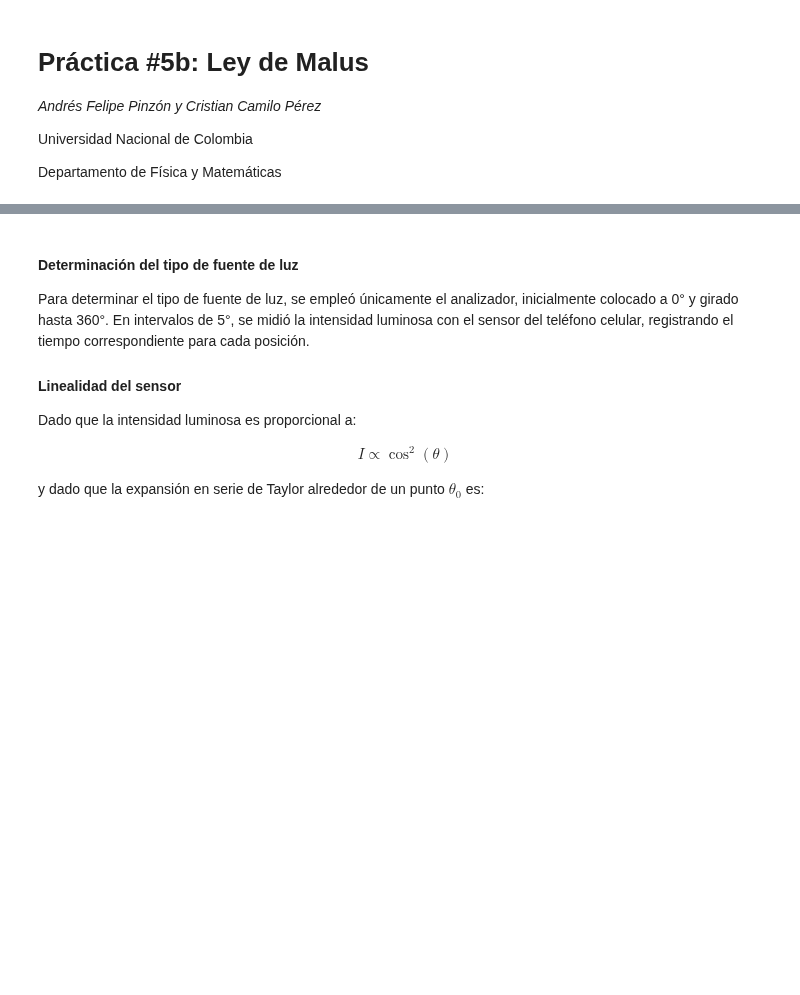
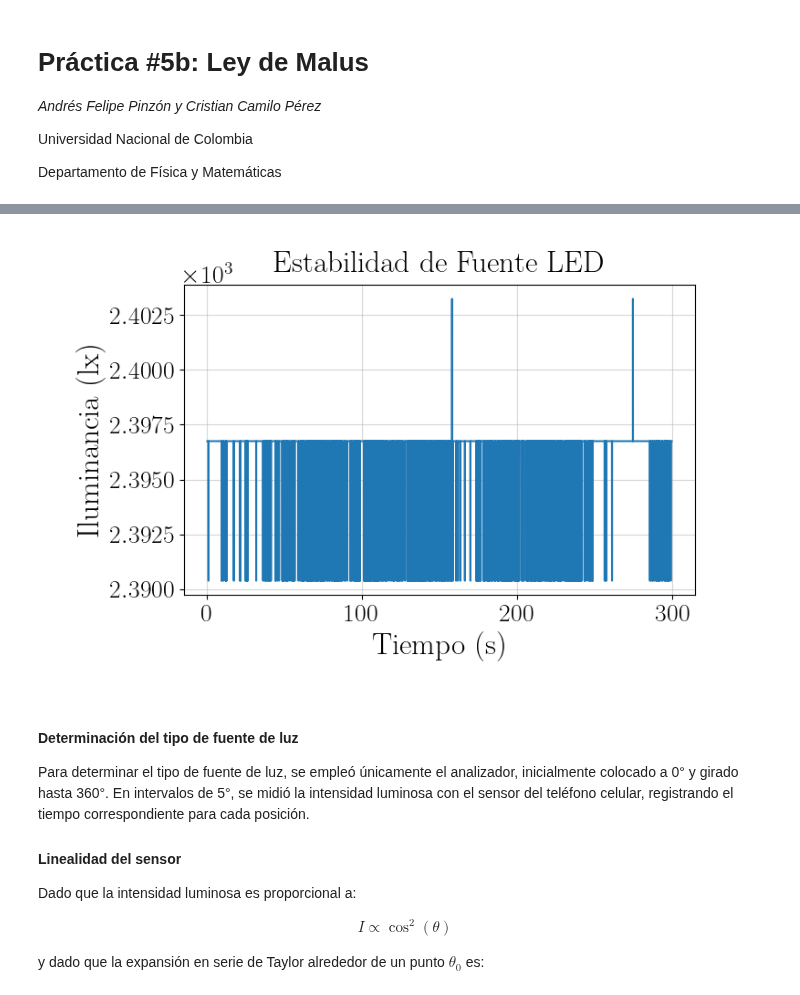
Before and after one commit to PinzonHarker/2024-II_Mediciones_Opticas, a Jupyter notebook: Exp5b_Ley_De_Malus/Exp5b_ley_de_malus.ipynb, the cells around one changed output, grey strips where cells are left out. Saved outputs shown, nothing was run; the diff lists cells and outputs as text; code cells hidden in the pictures; blank space fills up the shorter version.

```diff
--- a/Exp5b_Ley_De_Malus/Exp5b_ley_de_malus.ipynb
+++ b/Exp5b_Ley_De_Malus/Exp5b_ley_de_malus.ipynb
@@ -92,0 +113,27 @@ Departamento de Física y Matemáticas
+# %%
+estabilidad['Time Difference (s)'] = estabilidad['Time (s)'].diff()
+estabilidad['Illuminance Difference (lx)'] = estabilidad['Illuminance (lx)'].diff()
+
+# Filtrar los valores diferentes de -6.375 y 6.375
+estabilidad[(estabilidad['Illuminance Difference (lx)'] != -6.375) &
+                                 (estabilidad['Illuminance Difference (lx)'] != 6.375) &
+                                 estabilidad['Illuminance Difference (lx)'] != 0]
+
+# Parir las medidas en 10 s
+# Crear una columna para identificar los intervalos de 10 segundos
+intervalo = 60  # s
+estabilidad['Interval'] = (estabilidad['Time (s)'] // intervalo).astype(int)
+
+# Calcular los promedios y desviaciones estándar para cada intervalo de 10 segundos
+estadisticas_intervalos = estabilidad.groupby('Interval').agg(
+    promedio_iluminancia=('Illuminance (lx)', 'mean'),
+    desviacion_estandar=('Illuminance (lx)', 'std')
+).reset_index()
+
+# Guardar los resultados en un nuevo DataFrame
+resultados_intervalos = pd.DataFrame({
+    'Intervalo': estadisticas_intervalos['Interval'],
+    'Tiempo (s)': estadisticas_intervalos['Interval'] * intervalo,
+    'Promedio Iluminancia (lx)': estadisticas_intervalos['promedio_iluminancia'],
+    'Desviación Estándar (lx)': estadisticas_intervalos['desviacion_estandar']
+})
@@ -93,3 +179,15 @@ Departamento de Física y Matemáticas
+# %%
+plt.figure(figsize=(8, 5))
+plt.plot(estabilidad['Time (s)'], estabilidad['Illuminance (lx)'], label='Illuminance')
+plt.xlabel('Tiempo (s)')
+plt.ylabel('Iluminancia (lx)')
+plt.title('Estabilidad de Fuente LED')
+#plt.xlim(0, 300)
+#plt.ylim(estabilidad['Illuminance (lx)'].min(), estabilidad['Illuminance (lx)'].max())
+plt.savefig("estabilidad_fuente_led.pdf")
+plt.show()
+# %% [output]
+[figure, added]
 # %% [markdown]
 #### Determinación del tipo de fuente de luz
 
```
Also changed, not shown: parts of 25 cells of this notebook, 53 other files.
